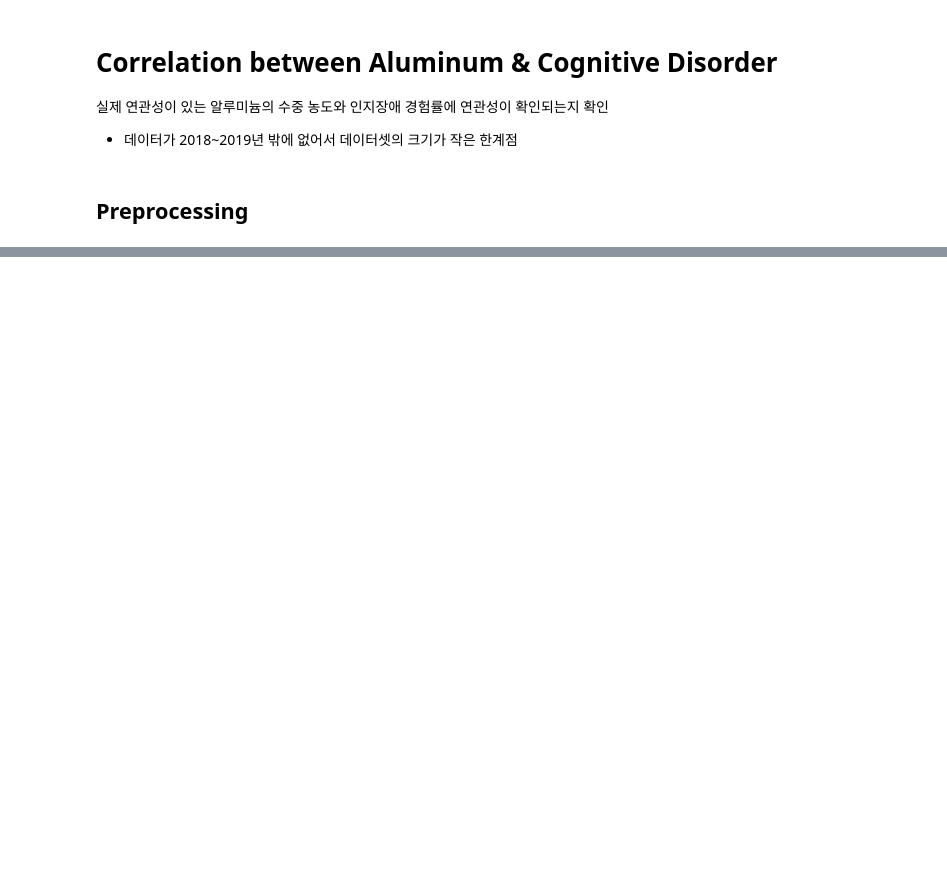
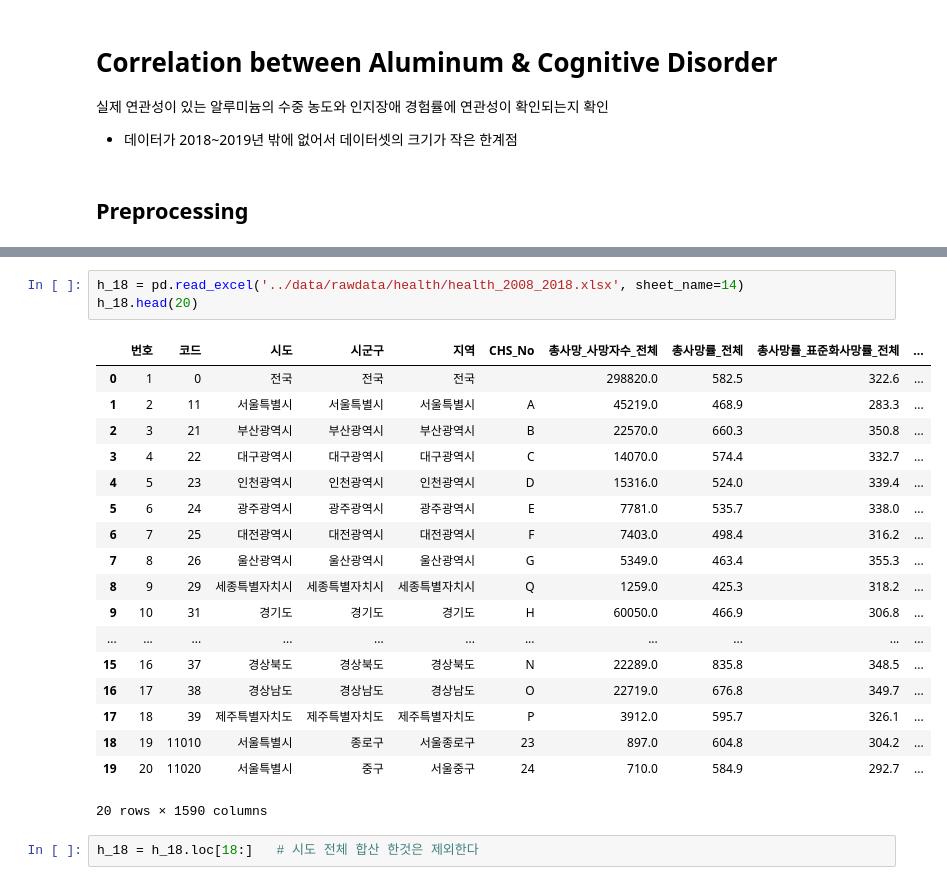
Before and after one commit to BreadFeet/K-water_project, a Jupyter notebook: myanalysis/03_Data_Analysis.ipynb, the cells around one changed output, grey strips where cells are left out. Drawn from its saved outputs; the diff is of its cells as text; blank space fills up the shorter version.

```diff
--- a/myanalysis/03_Data_Analysis.ipynb
+++ b/myanalysis/03_Data_Analysis.ipynb
@@ -1322,0 +1419,24 @@ h_19.columns = ['시도', '삶의질지수_표준화율', '양호한주관적건
+# %%
+h_18 = pd.read_excel('../data/rawdata/health/health_2008_2018.xlsx', sheet_name=14)
+h_18.head(20)
+# %% [output]
+|  | 번호 | 코드 | 시도 | 시군구 | 지역 | CHS_No | 총사망_사망자수_전체 | 총사망률_전체 | 총사망률_표준화사망률_전체 | ... |
+| 0 | 1 | 0 | 전국 | 전국 | 전국 |  | 298820.0 | 582.5 | 322.6 | ... |
+| 1 | 2 | 11 | 서울특별시 | 서울특별시 | 서울특별시 | A | 45219.0 | 468.9 | 283.3 | ... |
+| 2 | 3 | 21 | 부산광역시 | 부산광역시 | 부산광역시 | B | 22570.0 | 660.3 | 350.8 | ... |
+| 3 | 4 | 22 | 대구광역시 | 대구광역시 | 대구광역시 | C | 14070.0 | 574.4 | 332.7 | ... |
+| 4 | 5 | 23 | 인천광역시 | 인천광역시 | 인천광역시 | D | 15316.0 | 524.0 | 339.4 | ... |
+| 5 | 6 | 24 | 광주광역시 | 광주광역시 | 광주광역시 | E | 7781.0 | 535.7 | 338.0 | ... |
+| 6 | 7 | 25 | 대전광역시 | 대전광역시 | 대전광역시 | F | 7403.0 | 498.4 | 316.2 | ... |
+| 7 | 8 | 26 | 울산광역시 | 울산광역시 | 울산광역시 | G | 5349.0 | 463.4 | 355.3 | ... |
+| 8 | 9 | 29 | 세종특별자치시 | 세종특별자치시 | 세종특별자치시 | Q | 1259.0 | 425.3 | 318.2 | ... |
+| 9 | 10 | 31 | 경기도 | 경기도 | 경기도 | H | 60050.0 | 466.9 | 306.8 | ... |
+| ... | ... | ... | ... | ... | ... | ... | ... | ... | ... | ... |
+| 15 | 16 | 37 | 경상북도 | 경상북도 | 경상북도 | N | 22289.0 | 835.8 | 348.5 | ... |
+| 16 | 17 | 38 | 경상남도 | 경상남도 | 경상남도 | O | 22719.0 | 676.8 | 349.7 | ... |
+| 17 | 18 | 39 | 제주특별자치도 | 제주특별자치도 | 제주특별자치도 | P | 3912.0 | 595.7 | 326.1 | ... |
+| 18 | 19 | 11010 | 서울특별시 | 종로구 | 서울종로구 | 23 | 897.0 | 604.8 | 304.2 | ... |
+| 19 | 20 | 11020 | 서울특별시 | 중구 | 서울중구 | 24 | 710.0 | 584.9 | 292.7 | ... |
+20 rows × 1590 columns
+# %%
+h_18 = h_18.loc[18:]   # 시도 전체 합산 한것은 제외한다
```
Also changed, not shown: parts of 52 cells of this notebook, 22 other files.
